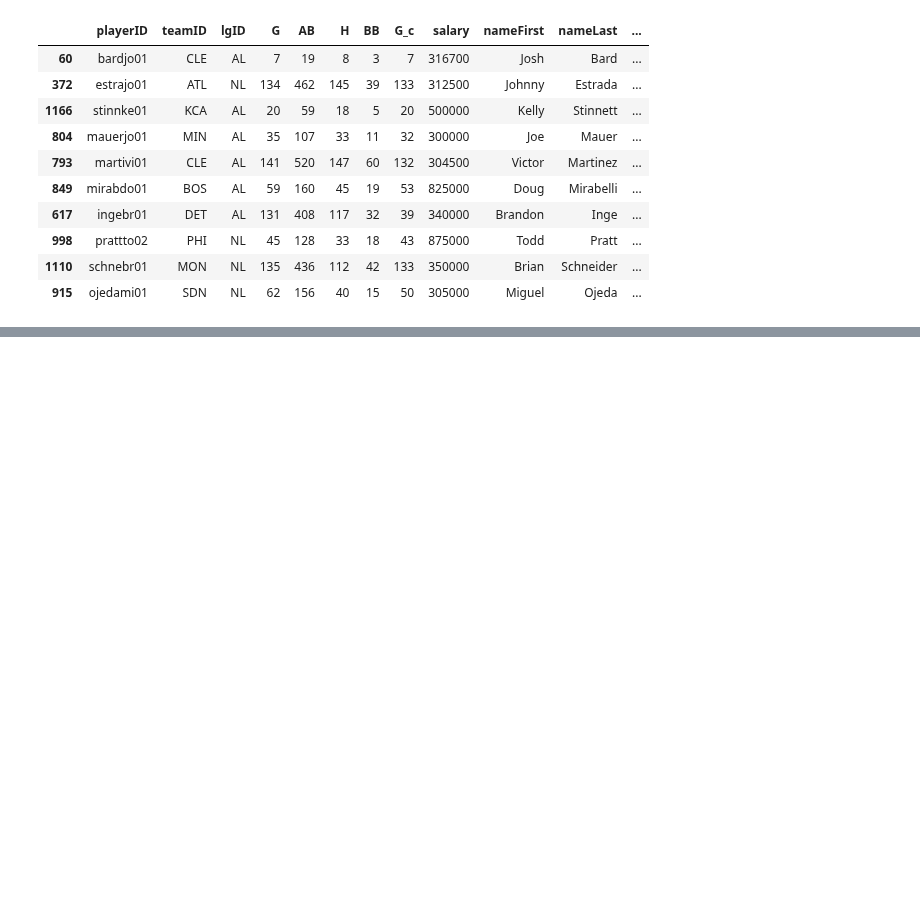
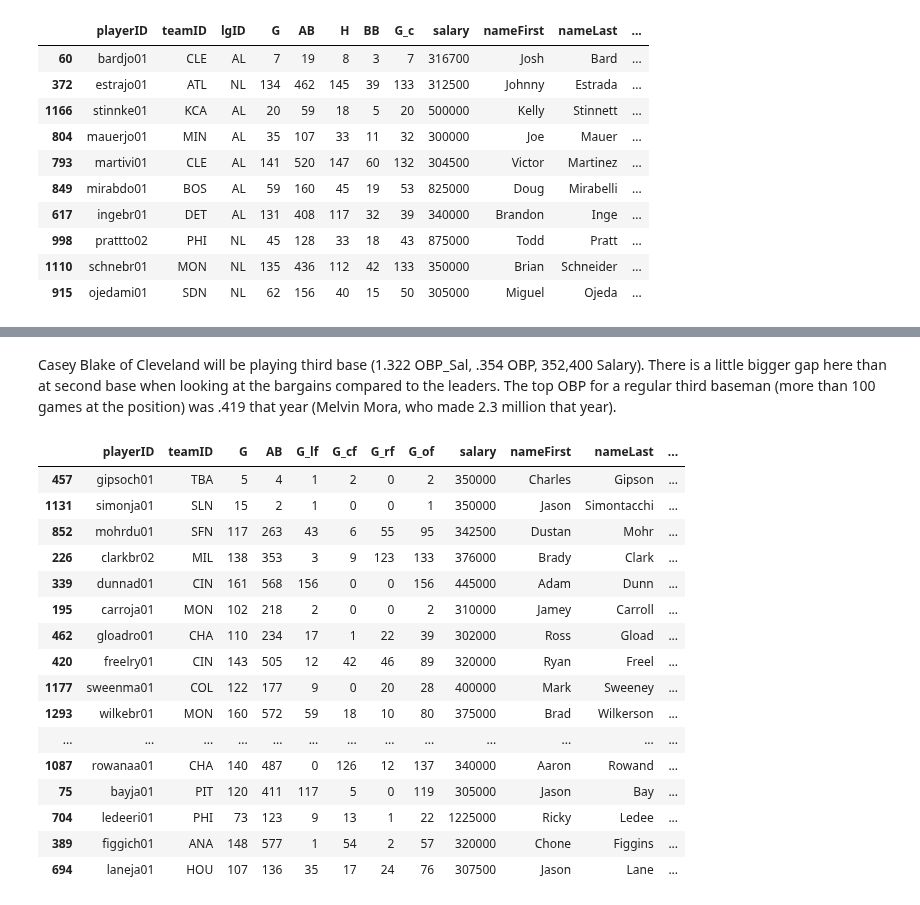
Before and after one commit to tiy-gvl-python-2015-09/moneyball, a Jupyter notebook: moneyball.ipynb, the cells around one changed output, grey strips where cells are left out. Drawn from its saved outputs; the diff is of its cells as text; code cells hidden in the pictures; blank space fills up the shorter version.

```diff
--- a/moneyball.ipynb
+++ b/moneyball.ipynb
@@ -127,0 +212,25 @@ At catcher, I'm going to take Johnny Estrada of the Braves, with an OBP of .378,
+# %% [markdown]
+Casey Blake of Cleveland will be playing third base (1.322 OBP_Sal, .354 OBP, 352,400 Salary). There is a little bigger gap here than at second base when looking at the bargains compared to the leaders. The top OBP for a regular third baseman (more than 100 games at the position) was .419 that year (Melvin Mora, who made 2.3 million that year).
+# %%
+mlb_2004_of = mlb_2004[mlb_2004["G_of"] > 0].sort("OBP_Sal", ascending=False)
+mlb_2004_of = mlb_2004_of[["playerID", "teamID", "G", "AB", "G_lf", "G_cf", "G_rf", "G_of", "salary", "nameFirst", "nameLast", "OBP", "OBP_std", "salary_std", "OBP_Sal"]]
+# %%
+mlb_2004_of.head(20)
+# %% [output]
+|  | playerID | teamID | G | AB | G_lf | G_cf | G_rf | G_of | salary | nameFirst | nameLast | ... |
+| 457 | gipsoch01 | TBA | 5 | 4 | 1 | 2 | 0 | 2 | 350000 | Charles | Gipson | ... |
+| 1131 | simonja01 | SLN | 15 | 2 | 1 | 0 | 0 | 1 | 350000 | Jason | Simontacchi | ... |
+| 852 | mohrdu01 | SFN | 117 | 263 | 43 | 6 | 55 | 95 | 342500 | Dustan | Mohr | ... |
+| 226 | clarkbr02 | MIL | 138 | 353 | 3 | 9 | 123 | 133 | 376000 | Brady | Clark | ... |
+| 339 | dunnad01 | CIN | 161 | 568 | 156 | 0 | 0 | 156 | 445000 | Adam | Dunn | ... |
+| 195 | carroja01 | MON | 102 | 218 | 2 | 0 | 0 | 2 | 310000 | Jamey | Carroll | ... |
+| 462 | gloadro01 | CHA | 110 | 234 | 17 | 1 | 22 | 39 | 302000 | Ross | Gload | ... |
+| 420 | freelry01 | CIN | 143 | 505 | 12 | 42 | 46 | 89 | 320000 | Ryan | Freel | ... |
+| 1177 | sweenma01 | COL | 122 | 177 | 9 | 0 | 20 | 28 | 400000 | Mark | Sweeney | ... |
+| 1293 | wilkebr01 | MON | 160 | 572 | 59 | 18 | 10 | 80 | 375000 | Brad | Wilkerson | ... |
+| ... | ... | ... | ... | ... | ... | ... | ... | ... | ... | ... | ... | ... |
+| 1087 | rowanaa01 | CHA | 140 | 487 | 0 | 126 | 12 | 137 | 340000 | Aaron | Rowand | ... |
+| 75 | bayja01 | PIT | 120 | 411 | 117 | 5 | 0 | 119 | 305000 | Jason | Bay | ... |
+| 704 | ledeeri01 | PHI | 73 | 123 | 9 | 13 | 1 | 22 | 1225000 | Ricky | Ledee | ... |
+| 389 | figgich01 | ANA | 148 | 577 | 1 | 54 | 2 | 57 | 320000 | Chone | Figgins | ... |
+| 694 | laneja01 | HOU | 107 | 136 | 35 | 17 | 24 | 76 | 307500 | Jason | Lane | ... |
```
Also changed, not shown: parts of 23 cells of this notebook.
